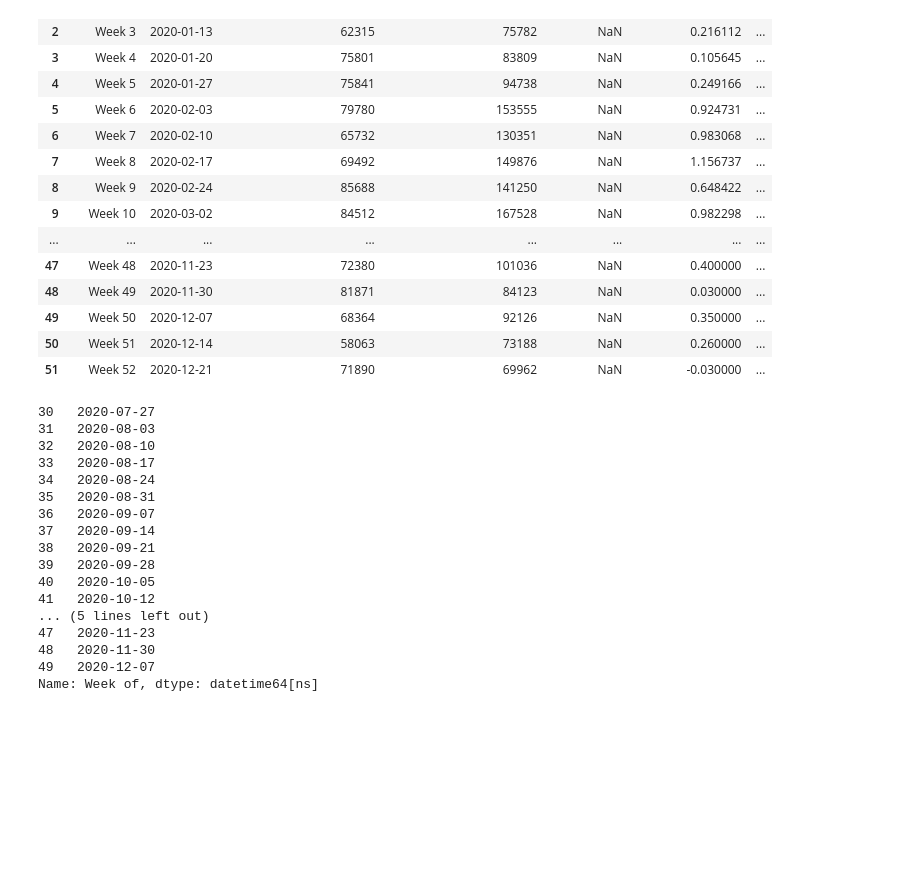
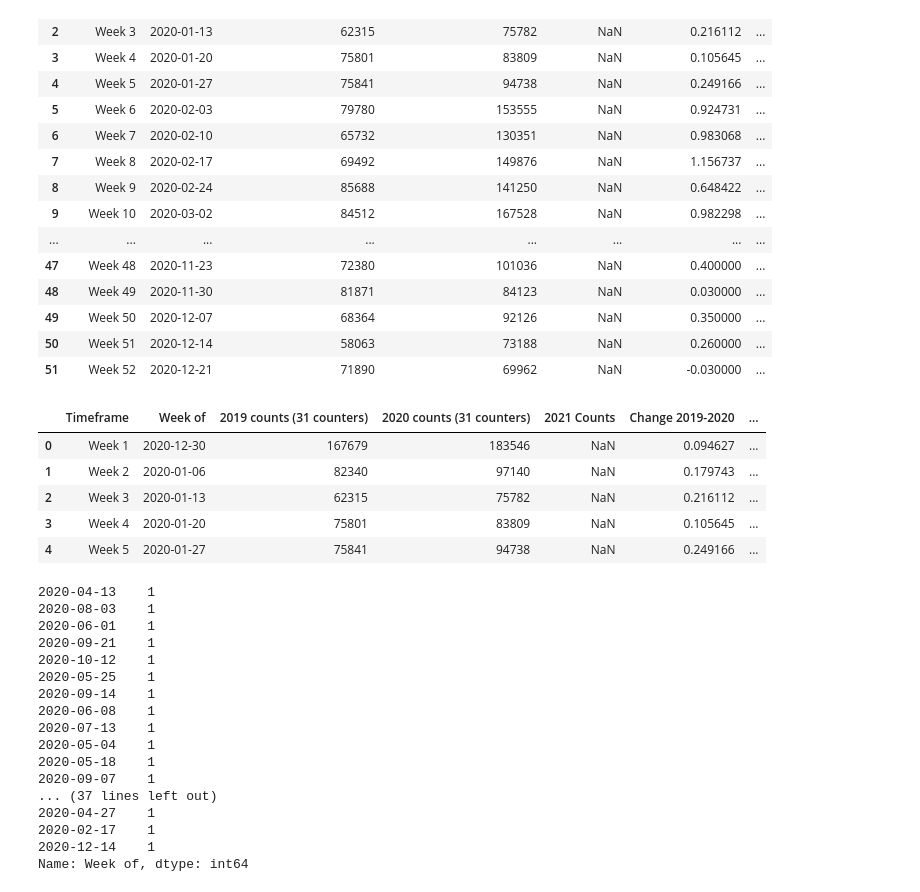
Before and after one commit to Supersplicer98/Sales-Predictions, a Jupyter notebook: Bike_Trail_Data.ipynb, the cells around one changed output. Saved outputs shown, nothing was run; the diff lists cells and outputs as text; code cells hidden in the pictures; blank space fills up the shorter version.

```diff
--- a/Bike_Trail_Data.ipynb
+++ b/Bike_Trail_Data.ipynb
@@ -9,7 +9,7 @@ Mounted at /content/drive
 import pandas as pd
 # %%
 filename = '/content/RailsToTrails_National Count Data_week (7).xlsx'
-bike_df = pd.read_excel(filename)
+bike_df = pd.read_excel('/content/RailsToTrails_National Count Data_week (7).xlsx')
 bike_df
 # %% [output]
 |  | Timeframe | Week of | 2019 counts (31 counters) | 2020 counts (31 counters) | 2021 Counts | Change 2019-2020 | ... |
@@ -29,23 +29,32 @@ bike_df
 | 49 | Week 50 | 2020-12-07 | 68364 | 92126 | NaN | 0.350000 | ... |
 | 50 | Week 51 | 2020-12-14 | 58063 | 73188 | NaN | 0.260000 | ... |
 | 51 | Week 52 | 2020-12-21 | 71890 | 69962 | NaN | -0.030000 | ... |
+# %%
+bike_df.head()
+# %% [output]
+|  | Timeframe | Week of | 2019 counts (31 counters) | 2020 counts (31 counters) | 2021 Counts | Change 2019-2020 | ... |
+| 0 | Week 1 | 2020-12-30 | 167679 | 183546 | NaN | 0.094627 | ... |
+| 1 | Week 2 | 2020-01-06 | 82340 | 97140 | NaN | 0.179743 | ... |
+| 2 | Week 3 | 2020-01-13 | 62315 | 75782 | NaN | 0.216112 | ... |
+| 3 | Week 4 | 2020-01-20 | 75801 | 83809 | NaN | 0.105645 | ... |
+| 4 | Week 5 | 2020-01-27 | 75841 | 94738 | NaN | 0.249166 | ... |
 # %%
-bike_df['Week of'][30:50]
+bike_df['Week of'].value_counts()
 # %% [output]
-30   2020-07-27
-31   2020-08-03
-32   2020-08-10
-33   2020-08-17
-34   2020-08-24
-35   2020-08-31
-36   2020-09-07
-37   2020-09-14
-38   2020-09-21
-39   2020-09-28
-40   2020-10-05
-41   2020-10-12
-... (5 lines left out)
-47   2020-11-23
-48   2020-11-30
-49   2020-12-07
-Name: Week of, dtype: datetime64[ns]
+2020-04-13    1
+2020-08-03    1
+2020-06-01    1
+2020-09-21    1
+2020-10-12    1
+2020-05-25    1
+2020-09-14    1
+2020-06-08    1
+2020-07-13    1
+2020-05-04    1
+2020-05-18    1
+2020-09-07    1
+... (37 lines left out)
+2020-04-27    1
+2020-02-17    1
+2020-12-14    1
+Name: Week of, dtype: int64
```
Also changed, not shown: parts of 11 cells of this notebook.
